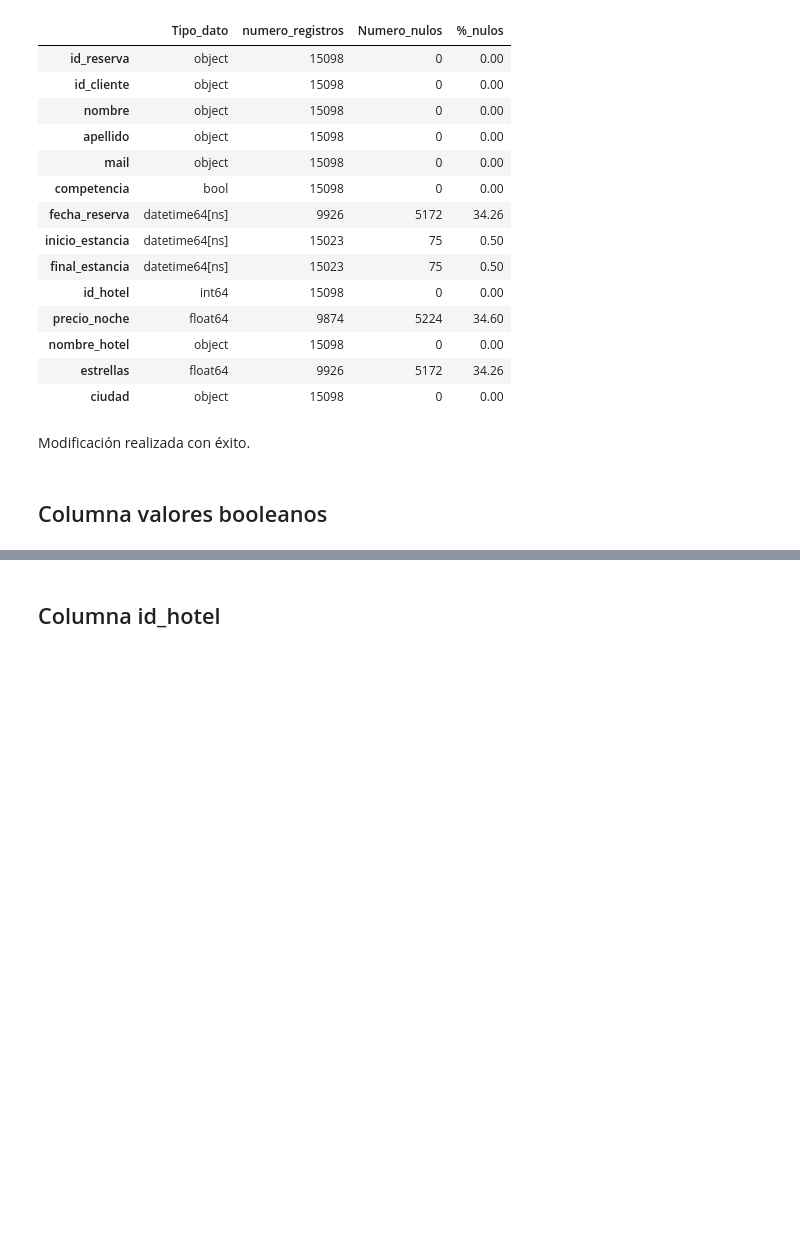
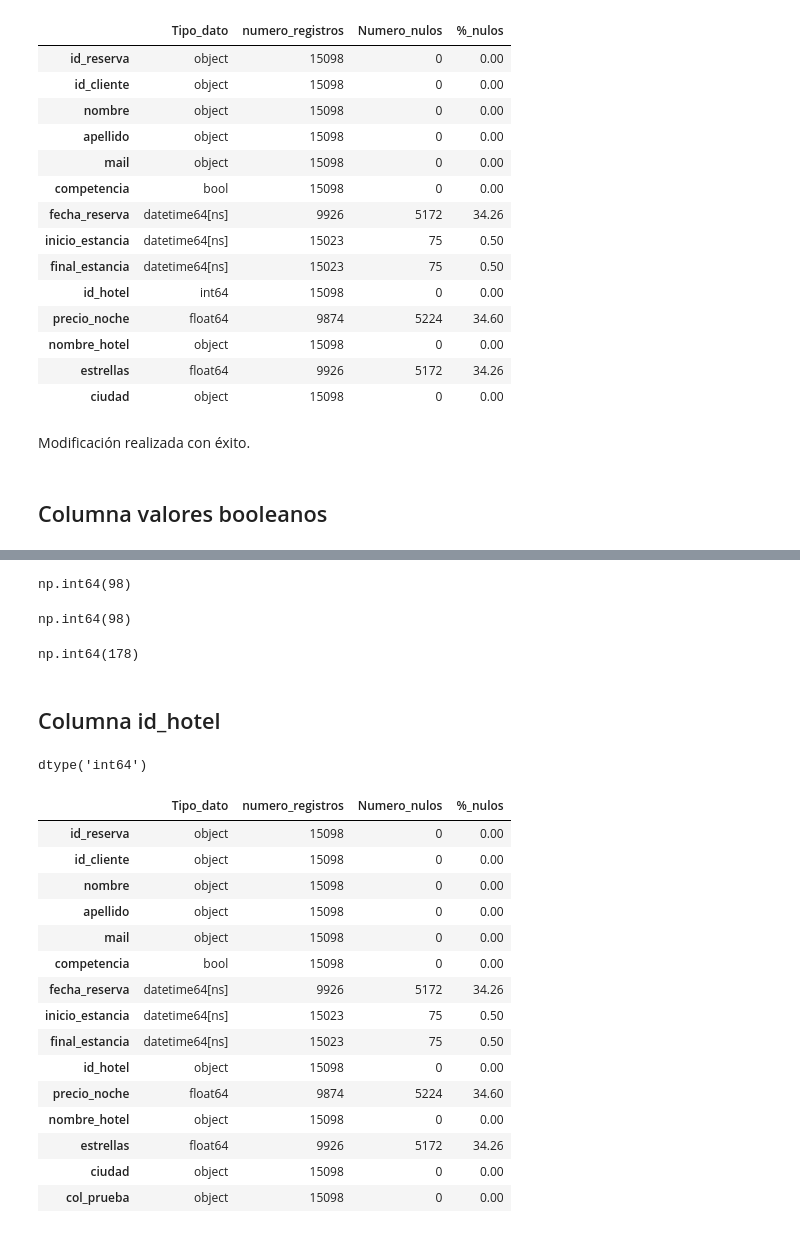
Before and after one commit to Gabijc/Proyecto_ETL_Hoteles, a Jupyter notebook: Notebooks/Analisis_inicial.ipynb, the cells around one changed output, grey strips where cells are left out. Saved outputs shown, nothing was run; the diff lists cells and outputs as text; code cells hidden in the pictures; blank space fills up the shorter version.

```diff
--- a/Notebooks/Analisis_inicial.ipynb
+++ b/Notebooks/Analisis_inicial.ipynb
@@ -169,2 +247,43 @@ En las filas que tienen valor true no tenemos nombre de hotel, mientras que en l
+# %%
+df_false.duplicated().sum()
+# %% [output]
+np.int64(98)
+# %%
+# Revisamos duplicados de los valores
+df_false["id_reserva"].duplicated().sum()
+# %% [output]
+np.int64(98)
+# %%
+df_false["id_cliente"].duplicated().sum()
+# %% [output]
+np.int64(178)
 # %% [markdown]
 ## Columna id_hotel
+# %%
+# Tenemos el id del hotel como tipo int, pero nos interesa modificarlo a tipo str/object
+data["id_hotel"].dtypes
+# %% [output]
+dtype('int64')
+# %%
+# Realizamos la modificación del tipo de dato
+data["id_hotel"] = data["id_hotel"].astype(str)
+# %%
+# Comprobamos que se ha realizado la modificación correctamente
+info_df(data)
+# %% [output]
+|  | Tipo_dato | numero_registros | Numero_nulos | %_nulos |
+| id_reserva | object | 15098 | 0 | 0.00 |
+| id_cliente | object | 15098 | 0 | 0.00 |
+| nombre | object | 15098 | 0 | 0.00 |
+| apellido | object | 15098 | 0 | 0.00 |
+| mail | object | 15098 | 0 | 0.00 |
+| competencia | bool | 15098 | 0 | 0.00 |
+| fecha_reserva | datetime64[ns] | 9926 | 5172 | 34.26 |
+| inicio_estancia | datetime64[ns] | 15023 | 75 | 0.50 |
+| final_estancia | datetime64[ns] | 15023 | 75 | 0.50 |
+| id_hotel | object | 15098 | 0 | 0.00 |
+| precio_noche | float64 | 9874 | 5224 | 34.60 |
+| nombre_hotel | object | 15098 | 0 | 0.00 |
+| estrellas | float64 | 9926 | 5172 | 34.26 |
+| ciudad | object | 15098 | 0 | 0.00 |
+| col_prueba | object | 15098 | 0 | 0.00 |
```
Also changed, not shown: parts of 22 cells of this notebook.
